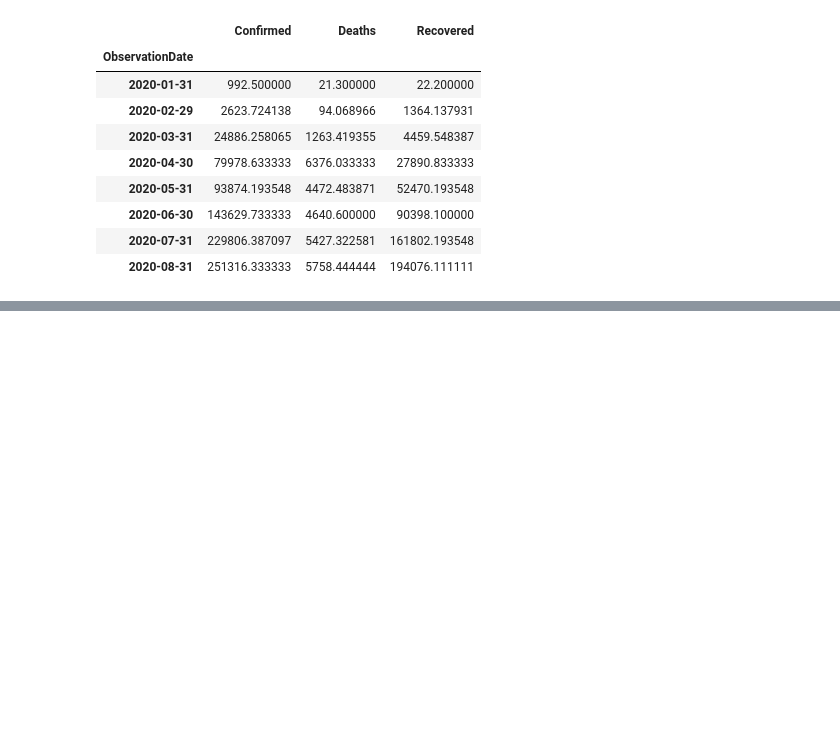
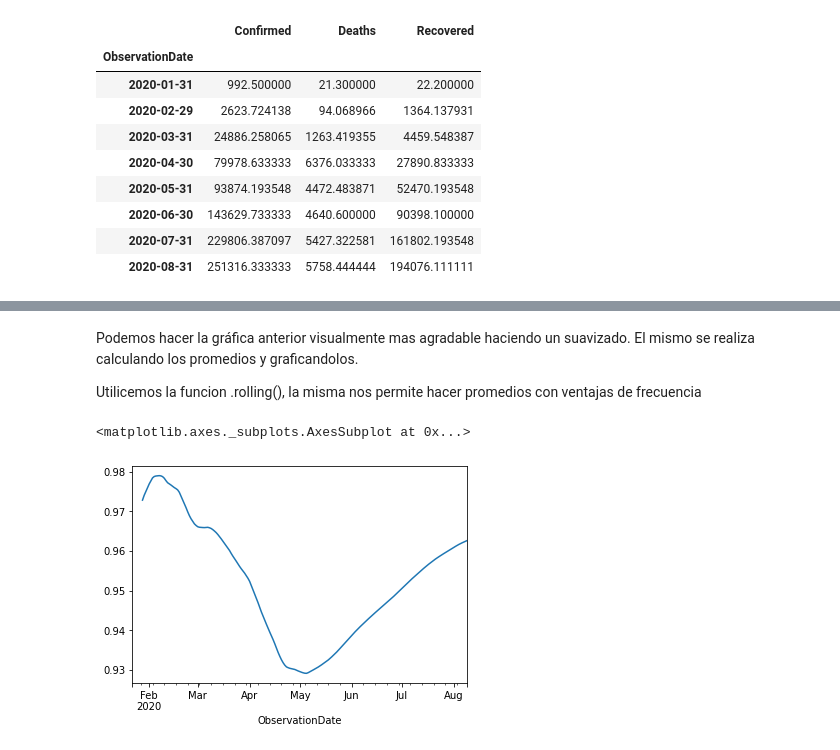
Before and after one commit to francomanca93/analisis-de-datos, a Jupyter notebook: 3-Aplicando-pandas/17_Series_de_tiempo_y_visualizacioes.ipynb, the cells around one changed output, grey strips where cells are left out. Drawn from its saved outputs; the diff is of its cells as text; code cells hidden in the pictures; blank space fills up the shorter version.

Commit message:
Trabajando con variables nulas y haciendo graficos simples con Dataset COVID-19

```diff
--- a/3-Aplicando-pandas/17_Series_de_tiempo_y_visualizacioes.ipynb
+++ b/3-Aplicando-pandas/17_Series_de_tiempo_y_visualizacioes.ipynb
@@ -367,0 +579,9 @@ df_diff.resample('M').mean()
+# %% [markdown]
+Podemos hacer la gráfica anterior visualmente mas agradable haciendo un suavizado. El mismo se realiza calculando los promedios y graficandolos.
+
+Utilicemos la funcion .rolling(), la misma nos permite hacer promedios con ventajas de frecuencia
+# %%
+serie.rolling(window=7).mean().plot()
+# %% [output]
+<matplotlib.axes._subplots.AxesSubplot at 0x...>
+[figure, added]
```
Also changed, not shown: parts of 32 cells of this notebook.
